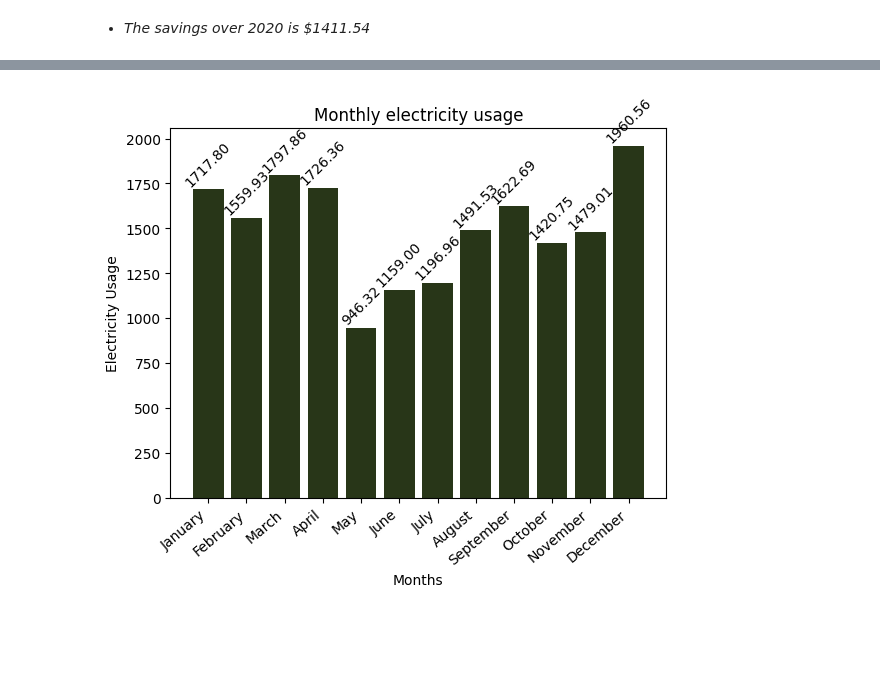
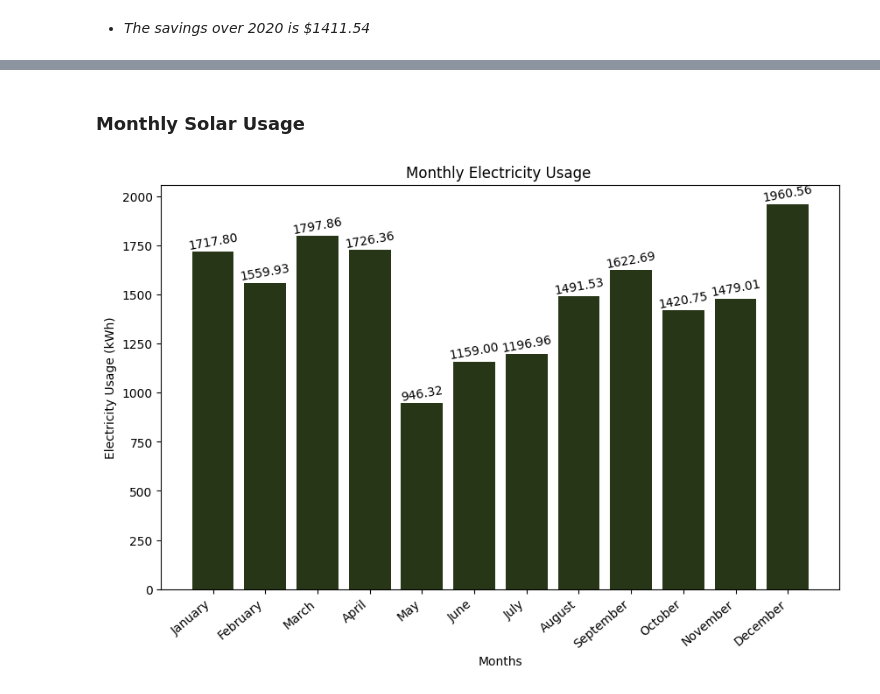
Before and after one commit to Ernestcollins15/Electricity-Consumption, a Jupyter notebook: electricity_consumption.ipynb, the cells around one changed output, grey strips where cells are left out. Cells and saved outputs as stored; diff of their text form; code cells hidden in the pictures; blank space fills up the shorter version.

```diff
--- a/electricity_consumption.ipynb
+++ b/electricity_consumption.ipynb
@@ -9,6 +10,7 @@ import plotly.express as px
 # %%
 #Getting the data and puting it in object 'electricity_consumption_data'
-electricity_consumption_data = pd.read_excel(r"Junior_data_Analyst _ Data.xlsx",parse_dates = ["Date_hour_start"],skiprows=2,nrows=8760)
+electricity_consumption_data = pd.read_excel(r"Junior_data_Analyst_Data.xlsx",parse_dates = ["Date_hour_start"],skiprows=2,nrows=8760)
+electricity_consumption_data = electricity_consumption_data.copy()
 electricity_consumption_data
 # %% [output]
 |  | Hour | Date_hour_start | Solar_electricity_generation_kWh | Electricity_usage_kWh |
@@ -102,0 +78,4 @@ Text(0.5, 1.0, 'Boxplot of Electricity usage')
+# %%
+#Dropping electricity_usage_kwh rows which have values < 0
+electricity_consumption_data = electricity_consumption_data[electricity_consumption_data['electricity_usage_kwh'] >= 0]
+electricity_consumption_data.shape
@@ -104,8 +120,8 @@ Text(0.5, 1.0, 'Boxplot of Electricity usage')
 * *Most of the data is concentrated under the 65 value. It is clear that in the above boxplot that the value above 65 is an outlier*
 # %%
 #Checking the Z-score to make the necessary corrections to the data
-upper_limit = electricity_consumption_data['electricity_usage_kwh '].mean() + 0.125*electricity_consumption_data['electricity_usage_kwh '].std()
-lower_limit = electricity_consumption_data['electricity_usage_kwh '].mean() - 0.01487965*electricity_consumption_data['electricity_usage_kwh '].std()
+upper_limit = electricity_consumption_data['electricity_usage_kwh'].mean() + 0.125*electricity_consumption_data['electricity_usage_kwh'].std()
+lower_limit = electricity_consumption_data['electricity_usage_kwh'].mean() - 0.01488925*electricity_consumption_data['electricity_usage_kwh'].std()
 print('upper limit:',upper_limit)
 print('lower limit:',lower_limit)
 # %% [output]
@@ -252,20 +282,26 @@ See the caveats in the documentation: https://pandas.pydata.org/pandas-docs/stab
+# %% [markdown]
+### Monthly Solar Usage
 # %%
-# Monthly electricity usage
+# The second bar graph is monthly solar usage is achieved by grouping the data by month with regards to solar electricity usage and aggregating by sum
 
 #Grouping by months to get monthly electricity usage and aggregating by electricity_usage_kwh
-monthly_electicity_usage = electricity_consumption_data.groupby('month')['electricity_usage_kwh '].sum().reset_index()
+monthly_electicity_usage = electricity_consumption_data.groupby('month')['electricity_usage_kwh'].sum().reset_index()
+
+# Setting the figure size
+plt.figure(figsize=(10, 6))
+
 
 #Ploting a bar graph to show this
-values = monthly_electicity_usage['electricity_usage_kwh ']
+values = monthly_electicity_usage['electricity_usage_kwh']
 labels = [ 'January', 'February', 'March', 'April', 'May', 'June','July', 'August', 'September', 'October', 'November', 'December']
 
-plt.title("Monthly electricity usage")
+plt.title("Monthly Electricity Usage ")
 plt.xlabel("Months")
-plt.ylabel("Electricity Usage")
+plt.ylabel("Electricity Usage (kWh)")
 plt.bar(labels,values,color=('#283618'))
 plt.xticks(rotation = 40, ha='right')
 
 for i, v in enumerate(values):
-    plt.text(i, v, f"{v:.2f}", ha='center', rotation=45, va='bottom')
+    plt.text(i, v, f"{v:.2f}", ha='center', rotation=10, va='bottom')
 # %% [output]
-[figure, old version]
+[figure, new version]
```
Also changed, not shown: parts of 45 cells of this notebook, 5 other files.
